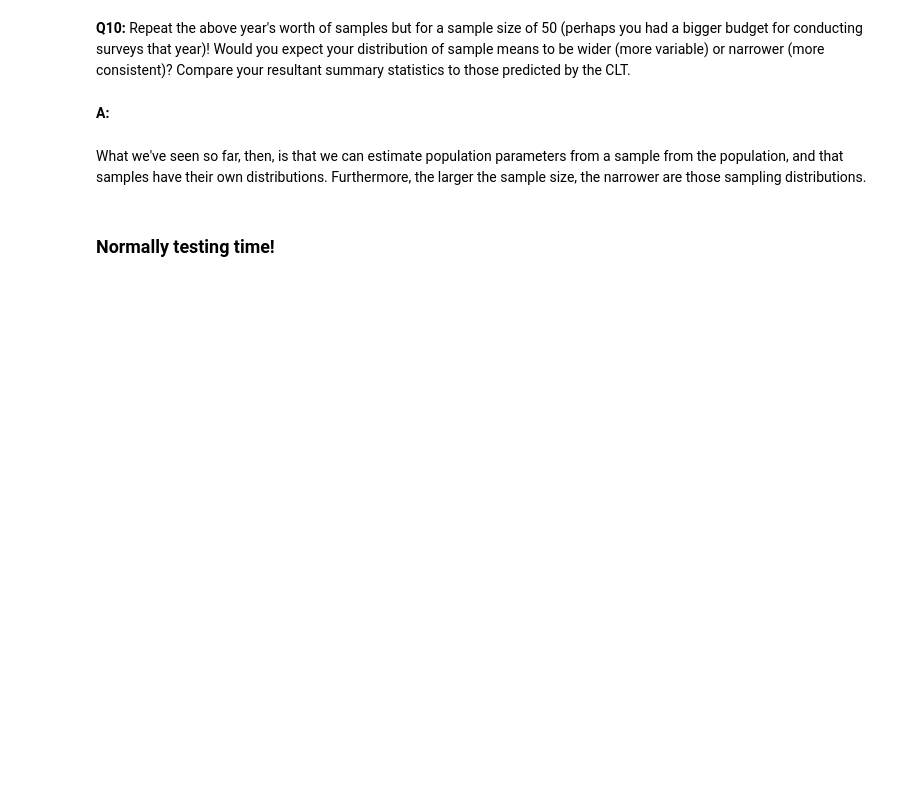
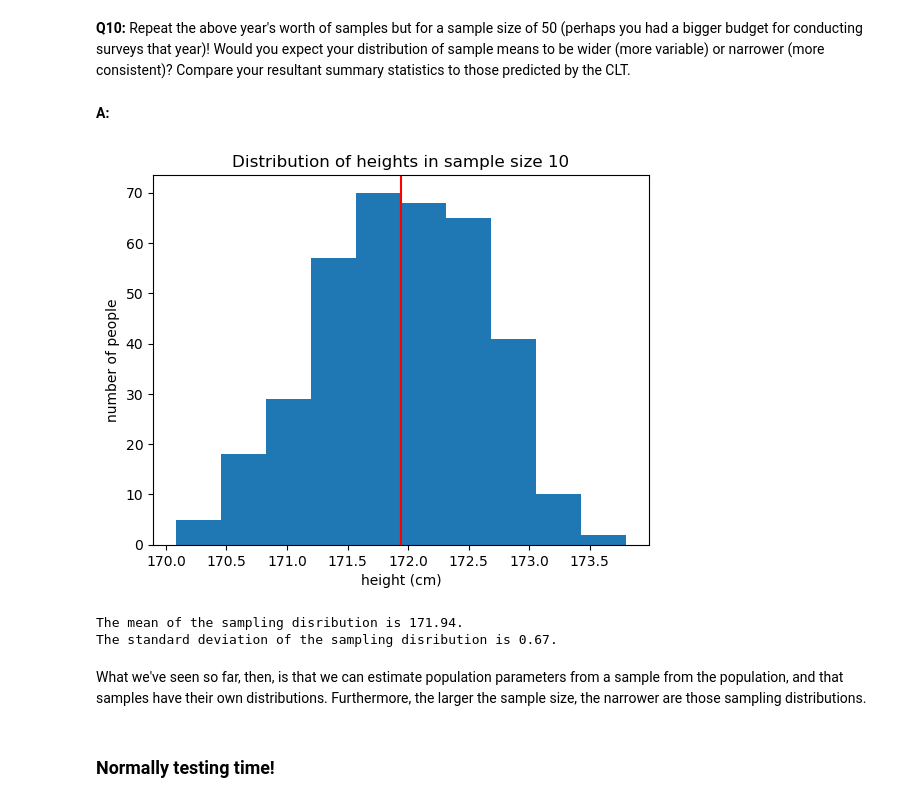
Before and after one commit to dezertdweller/springboard-data-science-projects, a Jupyter notebook: Frequentist Inference Case Study - Part A (3).ipynb, the cells around one changed output. Drawn from its saved outputs; the diff is of its cells as text; code cells hidden in the pictures; blank space fills up the shorter version.

```diff
--- a/Frequentist Inference Case Study - Part A (3).ipynb
+++ b/Frequentist Inference Case Study - Part A (3).ipynb
@@ -190,3 +253,28 @@ seed(47)
+# %%
+# calculate daily means from the larger sample size here
+np.random.seed(47)
+
+sampling_means_2 = []
+
+for i in range(365):
+    sampling_means_2.append(np.mean(townsfolk_sampler(50)))
+
+mean_sampling_distribution_2 = np.mean(sampling_means_2)
+std_sampling_distribution_2 = np.std(sampling_means_2)
+# %%
+_ = plt.hist(sampling_means_2, bins=10)
+_ = plt.xlabel('height (cm)')
+_ = plt.ylabel('number of people')
+_ = plt.title('Distribution of heights in sample size 10')
+_ = plt.axvline(mean_sampling_distribution_2, color='r')
+# %% [output]
+[figure, added]
+# %%
+print(f'The mean of the sampling disribution is {mean_sampling_distribution_2.round(2)}.')
+print(f'The standard deviation of the sampling disribution is {std_sampling_distribution_2.round(2)}.')
+# %% [output]
+The mean of the sampling disribution is 171.94.
+The standard deviation of the sampling disribution is 0.67.
 # %% [markdown]
 What we've seen so far, then, is that we can estimate population parameters from a sample from the population, and that samples have their own distributions. Furthermore, the larger the sample size, the narrower are those sampling distributions.
 # %% [markdown]
```
Also changed, not shown: parts of 38 cells of this notebook.
